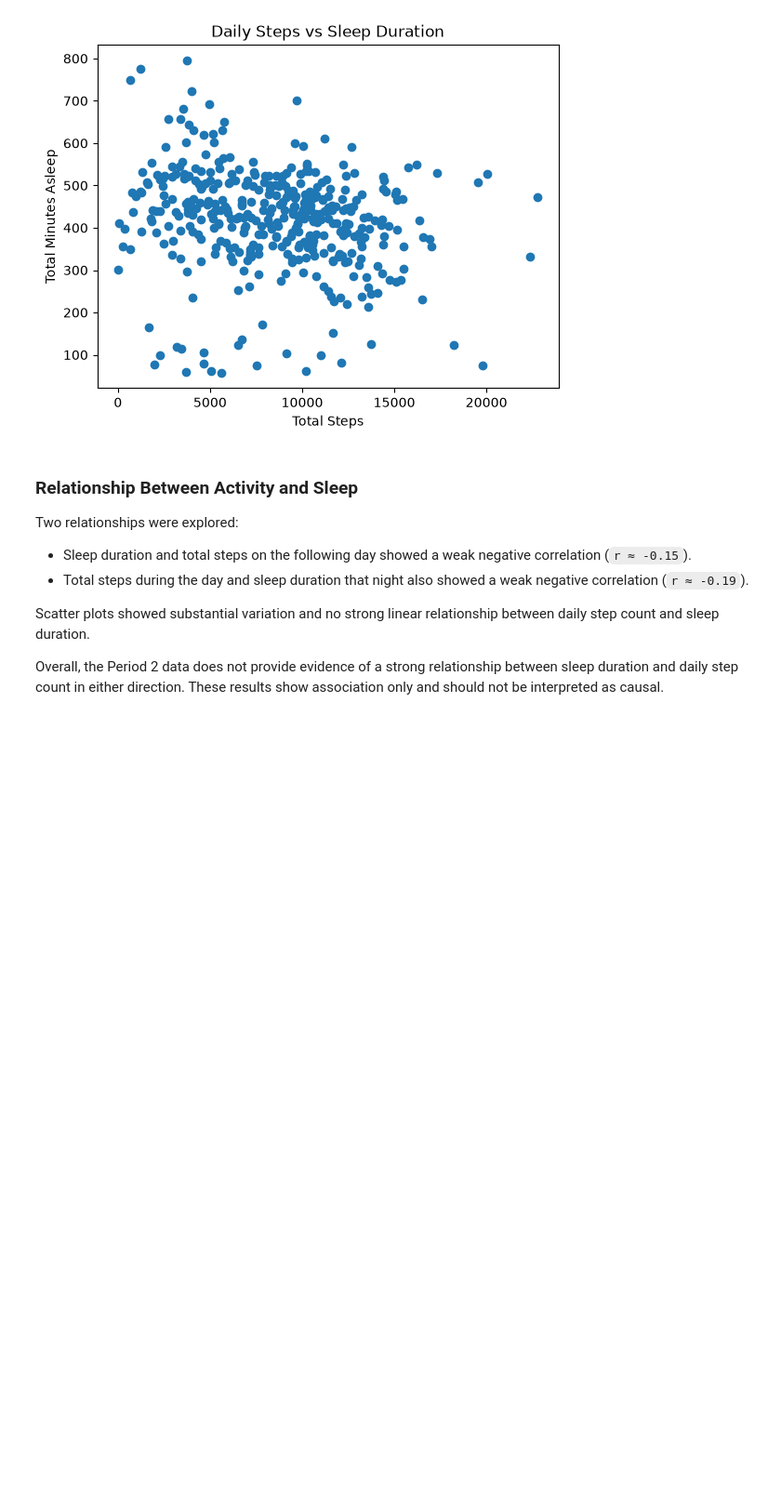
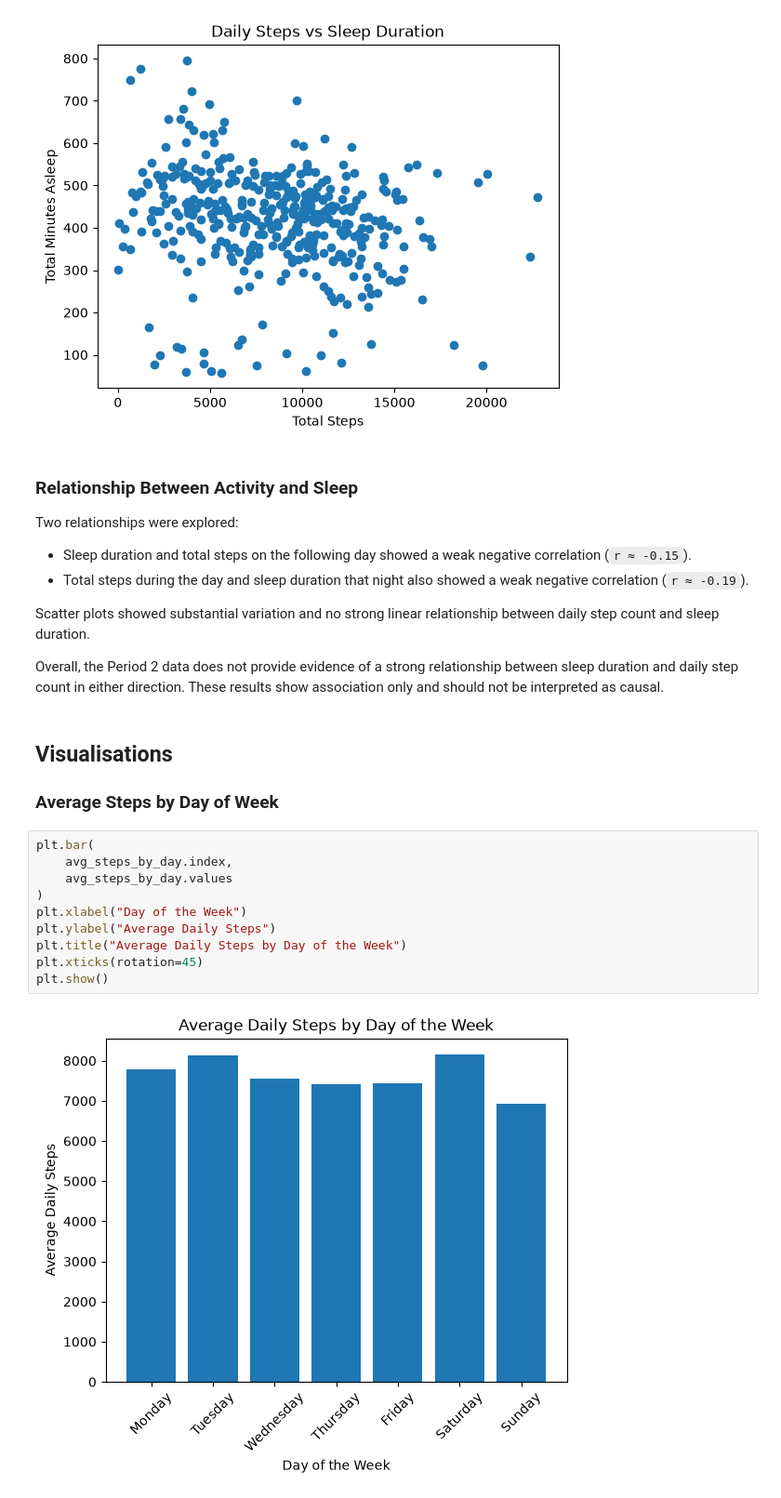
Before and after one commit to elliotwrightdata/bellabeat_case_study, a Jupyter notebook: noteboooks/bellabeat_analysis.ipynb, the cells around one changed output. Shown at 93% size. Cells and saved outputs as stored; diff of their text form; blank space fills up the shorter version.

Commit message:
Wednesday headstart - bar chart visx2

```diff
--- a/noteboooks/bellabeat_analysis.ipynb
+++ b/noteboooks/bellabeat_analysis.ipynb
@@ -988,3 +983,19 @@ Two relationships were explored:
 Scatter plots showed substantial variation and no strong linear relationship between daily step count and sleep duration.
 
 Overall, the Period 2 data does not provide evidence of a strong relationship between sleep duration and daily step count in either direction. These results show association only and should not be interpreted as causal.
+# %% [markdown]
+## Visualisations
+
+### Average Steps by Day of Week
+# %%
+plt.bar(
+    avg_steps_by_day.index,
+    avg_steps_by_day.values
+)
+plt.xlabel("Day of the Week")
+plt.ylabel("Average Daily Steps")
+plt.title("Average Daily Steps by Day of the Week")
+plt.xticks(rotation=45)
+plt.show()
+# %% [output]
+[figure, added]
```
Also changed, not shown: parts of 3 cells of this notebook.
